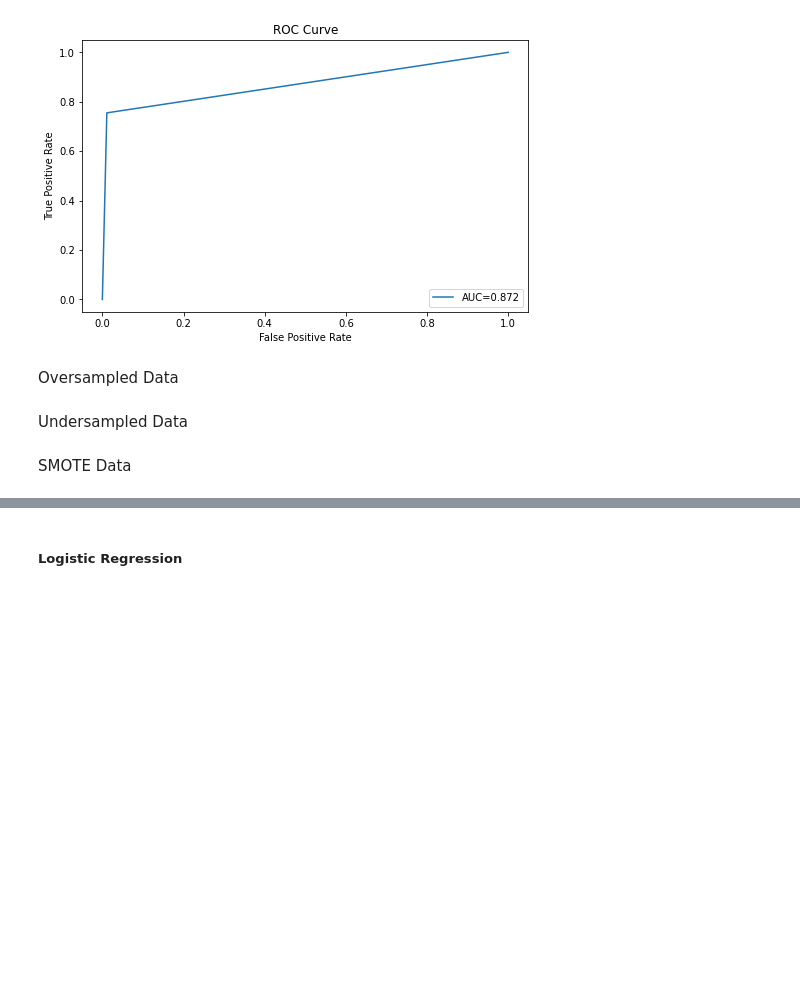
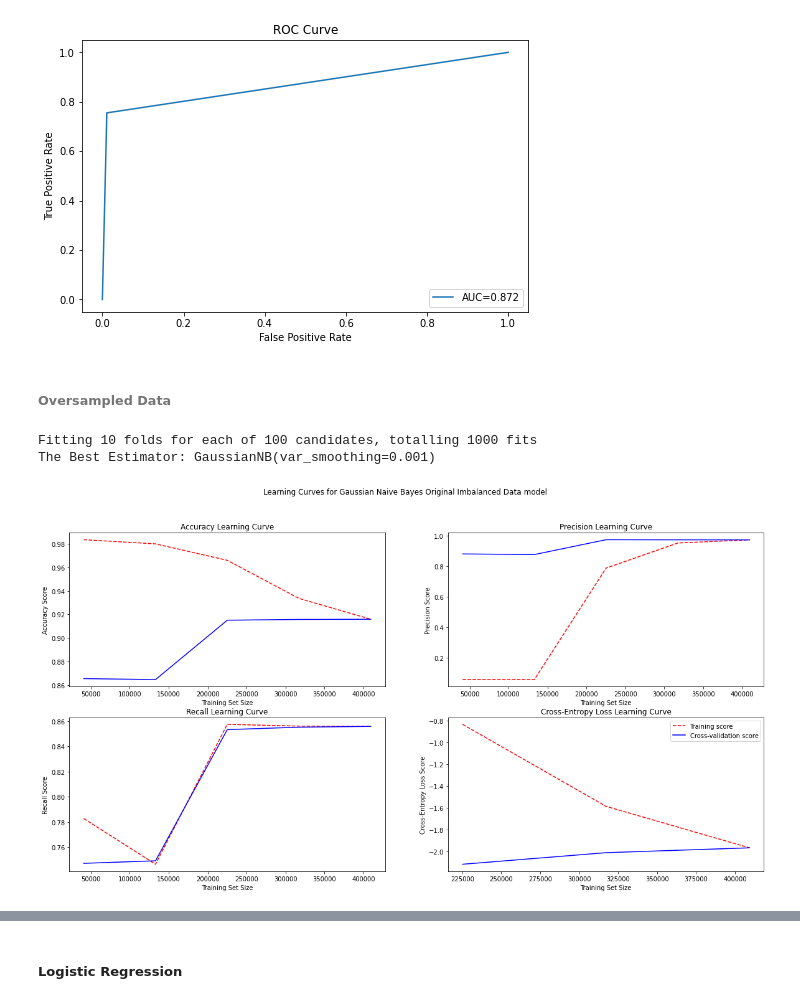
Before and after one commit to kkrusere/Credit-Card-Fraud-Anomaly-Outlier-Detection, a Jupyter notebook: Credit_Card_fraud_detection.ipynb, the cells around one changed output, grey strips where cells are left out. Drawn from its saved outputs; the diff is of its cells as text; code cells hidden in the pictures; blank space fills up the shorter version.

```diff
--- a/Credit_Card_fraud_detection.ipynb
+++ b/Credit_Card_fraud_detection.ipynb
@@ -708,9 +710,20 @@ NB_G_fpr, NB_G_tpr = create_ROC_curve(y_pred)
 # %% [output]
 The AUC: 0.872
 [figure]
-# %% [markdown]
-Oversampled Data
-# %% [markdown]
-Undersampled Data
-# %% [markdown]
-SMOTE Data
+# %% [markdown]
+###### Oversampled Data
+# %%
+#we will do a gridsearch and find the best estimator
+NB_model_grid = GridSearchCV(estimator=GaussianNB(), param_grid=param_grid_nb, verbose=1, cv=10, n_jobs=-1)
+NB_model_grid.fit(X_over, y_over)
+print(f"The Best Estimator: {NB_model_grid.best_estimator_}")
+model = NB_model_grid.best_estimator_
+y_pred = model.predict(X_test)
+# %% [output]
+Fitting 10 folds for each of 100 candidates, totalling 1000 fits
+The Best Estimator: GaussianNB(var_smoothing=0.001)
+# %%
+#we will plot the learning curves for our model.
+plot_learning_curves("Gaussian Naive Bayes Original Imbalanced Data", model, X_over, y_over)
+# %% [output]
+[figure, added]
```
Also changed, not shown: parts of 19 cells of this notebook.
